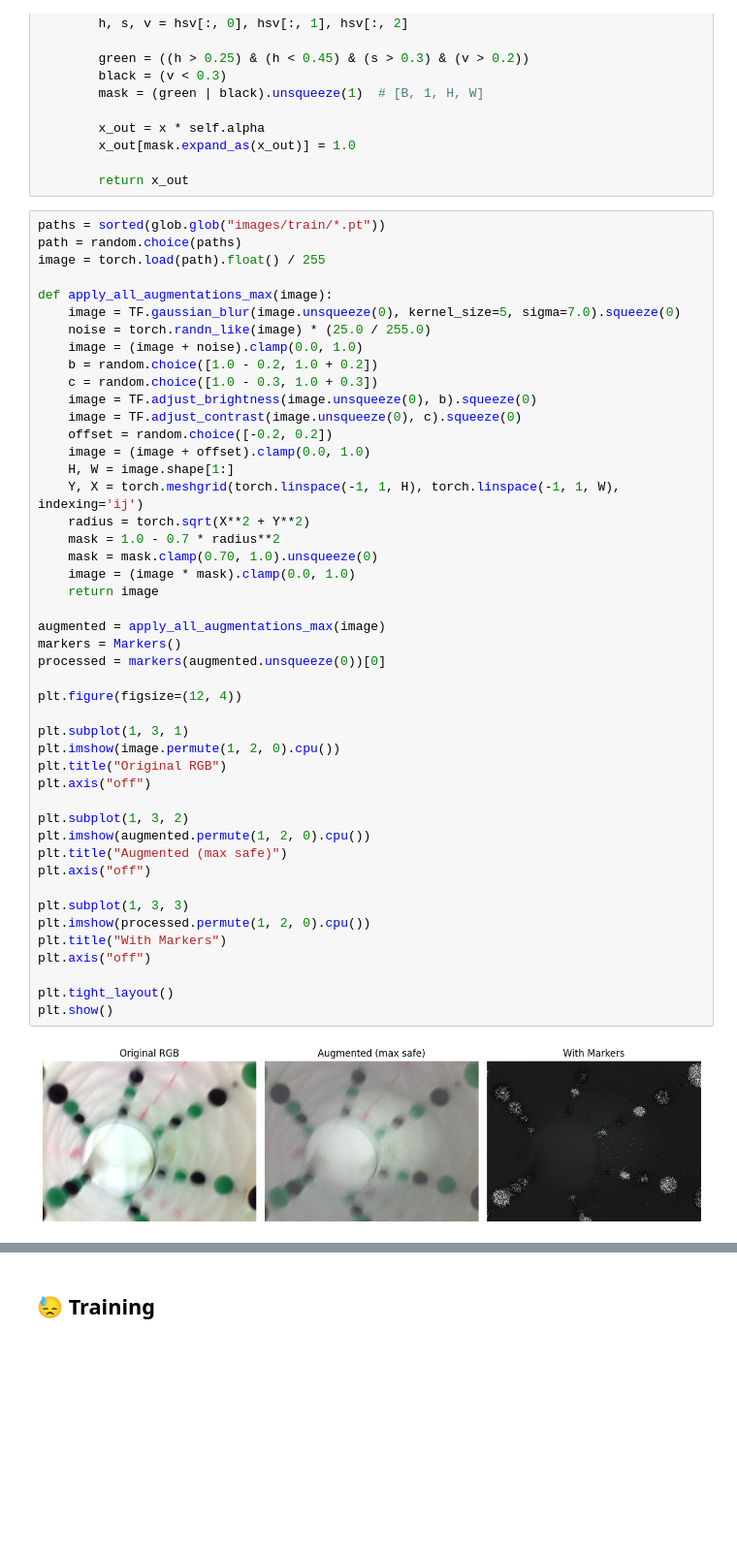
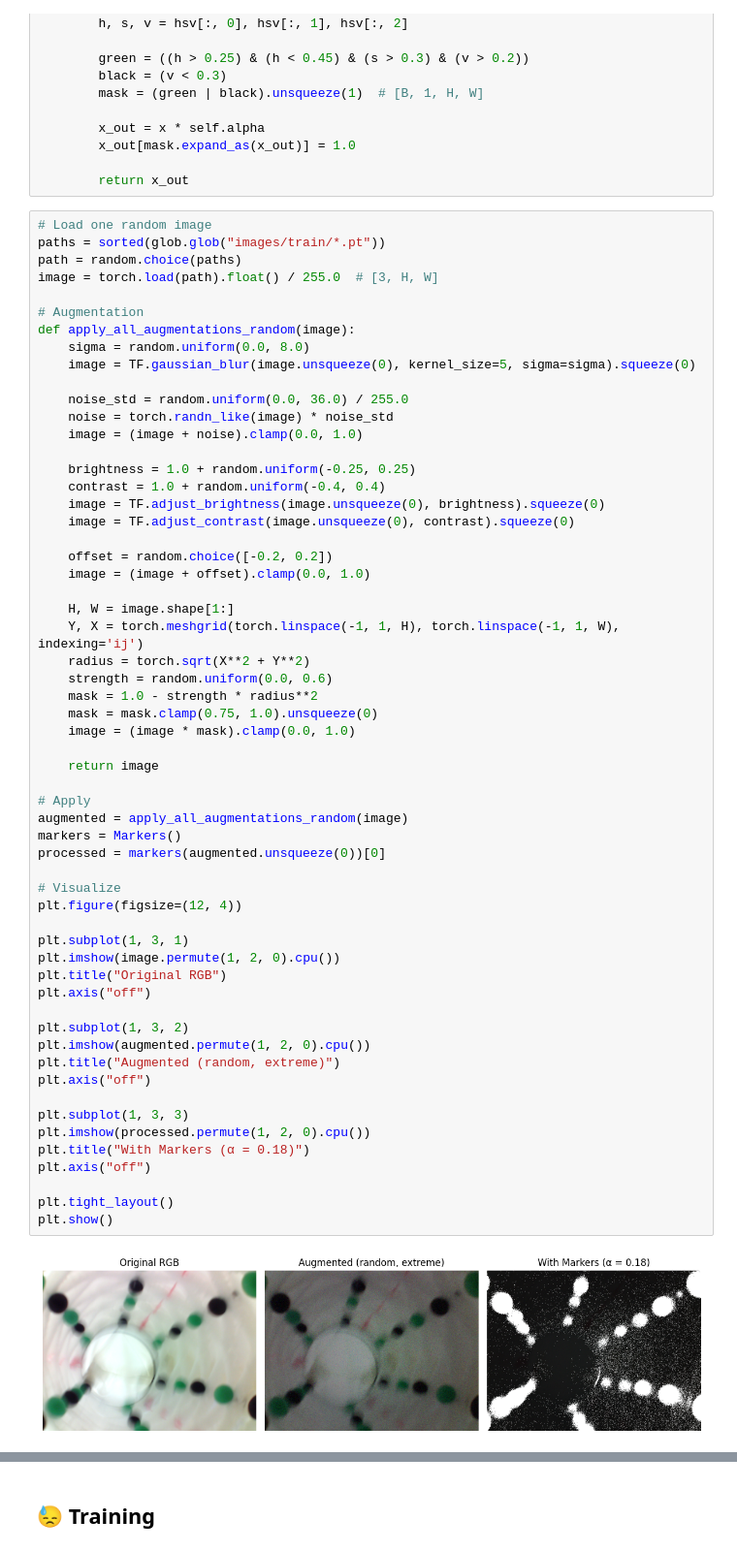
Before and after one commit to vigno0405/Master-Thesis, a Jupyter notebook: helyx_training.ipynb, the cells around one changed output, grey strips where cells are left out. Shown at 97% size. Saved outputs shown, nothing was run; the diff lists cells and outputs as text; blank space fills up the shorter version.

```diff
--- a/helyx_training.ipynb
+++ b/helyx_training.ipynb
@@ -275,50 +259,62 @@ class Markers(nn.Module):
 
         return x_out
 # %%
+# Load one random image
 paths = sorted(glob.glob("images/train/*.pt"))
 path = random.choice(paths)
-image = torch.load(path).float() / 255
+image = torch.load(path).float() / 255.0  # [3, H, W]
 
-def apply_all_augmentations_max(image):
-    image = TF.gaussian_blur(image.unsqueeze(0), kernel_size=5, sigma=7.0).squeeze(0)
-    noise = torch.randn_like(image) * (25.0 / 255.0)
+# Augmentation
+def apply_all_augmentations_random(image):
+    sigma = random.uniform(0.0, 8.0)
+    image = TF.gaussian_blur(image.unsqueeze(0), kernel_size=5, sigma=sigma).squeeze(0)
+
+    noise_std = random.uniform(0.0, 36.0) / 255.0
+    noise = torch.randn_like(image) * noise_std
     image = (image + noise).clamp(0.0, 1.0)
-    b = random.choice([1.0 - 0.2, 1.0 + 0.2])
-    c = random.choice([1.0 - 0.3, 1.0 + 0.3])
-    image = TF.adjust_brightness(image.unsqueeze(0), b).squeeze(0)
-    image = TF.adjust_contrast(image.unsqueeze(0), c).squeeze(0)
+
+    brightness = 1.0 + random.uniform(-0.25, 0.25)
+    contrast = 1.0 + random.uniform(-0.4, 0.4)
+    image = TF.adjust_brightness(image.unsqueeze(0), brightness).squeeze(0)
+    image = TF.adjust_contrast(image.unsqueeze(0), contrast).squeeze(0)
+
     offset = random.choice([-0.2, 0.2])
     image = (image + offset).clamp(0.0, 1.0)
+
     H, W = image.shape[1:]
     Y, X = torch.meshgrid(torch.linspace(-1, 1, H), torch.linspace(-1, 1, W), indexing='ij')
     radius = torch.sqrt(X**2 + Y**2)
-    mask = 1.0 - 0.7 * radius**2
-    mask = mask.clamp(0.70, 1.0).unsqueeze(0)
+    strength = random.uniform(0.0, 0.6)
+    mask = 1.0 - strength * radius**2
+    mask = mask.clamp(0.75, 1.0).unsqueeze(0)
     image = (image * mask).clamp(0.0, 1.0)
+
     return image
 
-augmented = apply_all_augmentations_max(image)
+# Apply
+augmented = apply_all_augmentations_random(image)
 markers = Markers()
 processed = markers(augmented.unsqueeze(0))[0]
 
+# Visualize
 plt.figure(figsize=(12, 4))
 
 plt.subplot(1, 3, 1)
 plt.imshow(image.permute(1, 2, 0).cpu())
 plt.title("Original RGB")
 plt.axis("off")
 
 plt.subplot(1, 3, 2)
 plt.imshow(augmented.permute(1, 2, 0).cpu())
-plt.title("Augmented (max safe)")
+plt.title("Augmented (random, extreme)")
 plt.axis("off")
 
 plt.subplot(1, 3, 3)
 plt.imshow(processed.permute(1, 2, 0).cpu())
-plt.title("With Markers")
+plt.title("With Markers (α = 0.18)")
 plt.axis("off")
 
 plt.tight_layout()
 plt.show()
 # %% [output]
-[figure, old version]
+[figure, new version]
```
Also changed, not shown: parts of 11 cells of this notebook.
